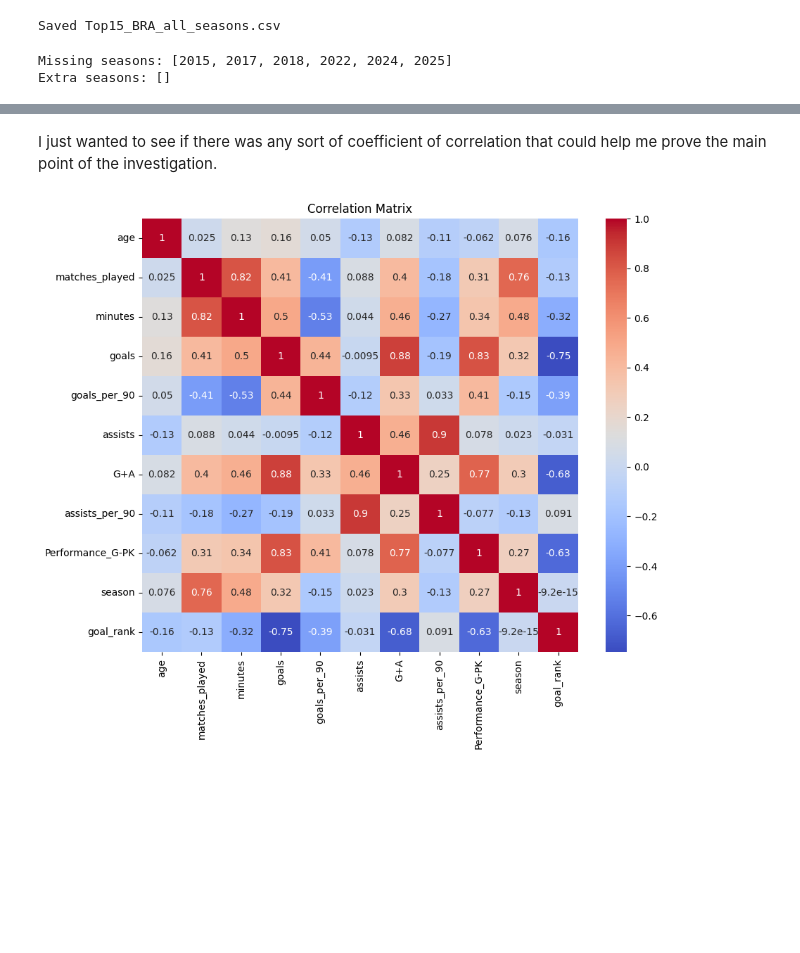
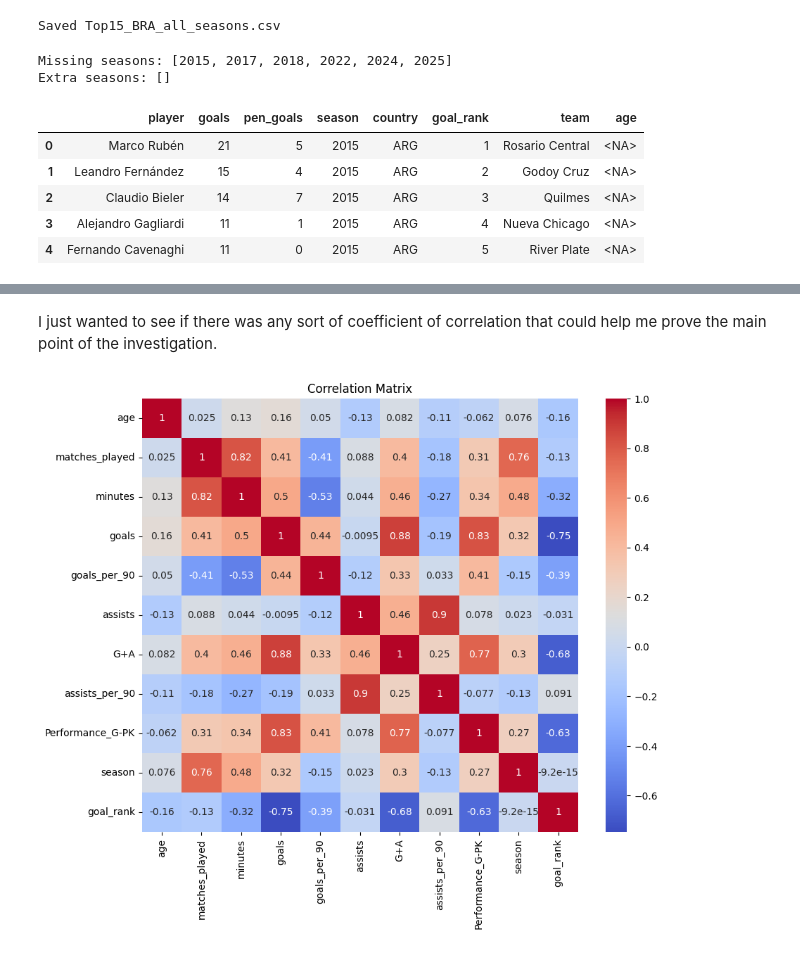
Before and after one commit to datorrado/Ageism-on-strikers-in-the-Colombian-football-league, a Jupyter notebook: ColombianFootball.ipynb, the cells around one changed output, grey strips where cells are left out. Drawn from its saved outputs; the diff is of its cells as text; code cells hidden in the pictures; blank space fills up the shorter version.

```diff
--- a/ColombianFootball.ipynb
+++ b/ColombianFootball.ipynb
@@ -387,0 +473,22 @@ Extra seasons: []
+# %%
+
+def make_driver(headless=False):
+    options = Options()
+    if headless:
+        options.add_argument("--headless=new")
+    options.add_argument("--no-sandbox")
+    options.add_argument("--disable-dev-shm-usage")
+    options.add_argument("--disable-gpu")
+    options.add_argument("--incognito")
+    options.add_argument("--window-size=1400,900")
+    return webdriver.Chrome(service=Service(ChromeDriverManager().install()), options=options)
+# %%
+SEASONS = [
+    ("2015", "https://www.livefutbol.com/competition/co103/argentina-superliga-argentina/se16954/2015/statistics-goals/"),
+    ("2016/2017", "https://www.livefutbol.com/competition/co103/argentina-superliga-argentina/se21890/2016-2017/statistics-goals/"),
+    ("2017/2018", "https://www.livefutbol.com/competition/co103/argentina-superliga-argentina/se24540/2017-2018/statistics-goals/"),
+    ("2022",      "https://www.livefutbol.com/competition/co103/argentina-superliga-argentina/se45774/2022/statistics-goals/"),
+    ("2024",      "https://www.livefutbol.com/competition/co103/argentina-superliga-argentina/se69263/2024/statistics-goals/"),
+    ("2025 Apertura", "https://www.livefutbol.com/competition/co103/argentina-superliga-argentina/se84014/2025-apertura/statistics-goals/"),
+    ("2025 Clausura", "https://www.livefutbol.com/competition/co103/argentina-superliga-argentina/se95472/2025-clausura/statistics-goals/"),
+]
@@ -387,0 +522,27 @@ Extra seasons: []
+# %%
+driver = make_driver(headless=False)
+
+results = []
+for label, url in SEASONS:
+    df = top15_from_livefutbol(driver, label, url, country="ARG")
+    if df is None or df.empty:
+        print("❌ Falló:", label)
+        continue
+    results.append(df)
+
+driver.quit()
+
+final_df = pd.concat(results, ignore_index=True)
+final_df[["player", "team"]] = final_df["player"].apply(
+    lambda x: pd.Series(split_player_team_simple(x))
+)
+# %%
+final_df["age"] = pd.NA
+final_df.head()
+# %% [output]
+|  | player | goals | pen_goals | season | country | goal_rank | team | age |
+| 0 | Marco Rubén | 21 | 5 | 2015 | ARG | 1 | Rosario Central | <NA> |
+| 1 | Leandro Fernández | 15 | 4 | 2015 | ARG | 2 | Godoy Cruz | <NA> |
+| 2 | Claudio Bieler | 14 | 7 | 2015 | ARG | 3 | Quilmes | <NA> |
+| 3 | Alejandro Gagliardi | 11 | 1 | 2015 | ARG | 4 | Nueva Chicago | <NA> |
+| 4 | Fernando Cavenaghi | 11 | 0 | 2015 | ARG | 5 | River Plate | <NA> |
```
Also changed, not shown: parts of 15 cells of this notebook, 1 other file.
